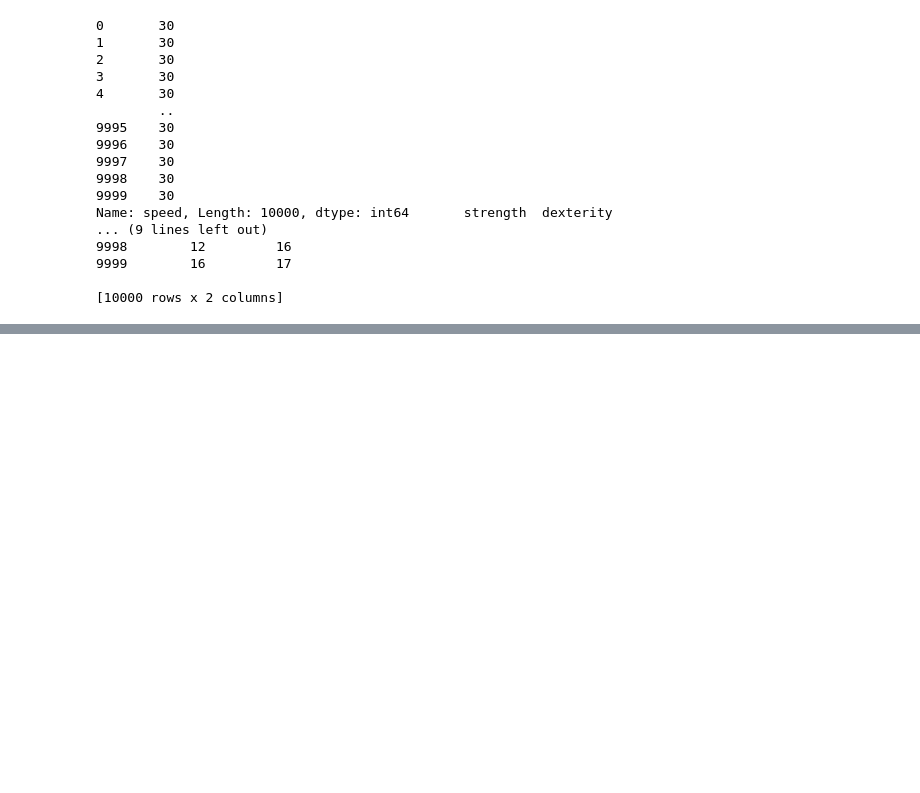
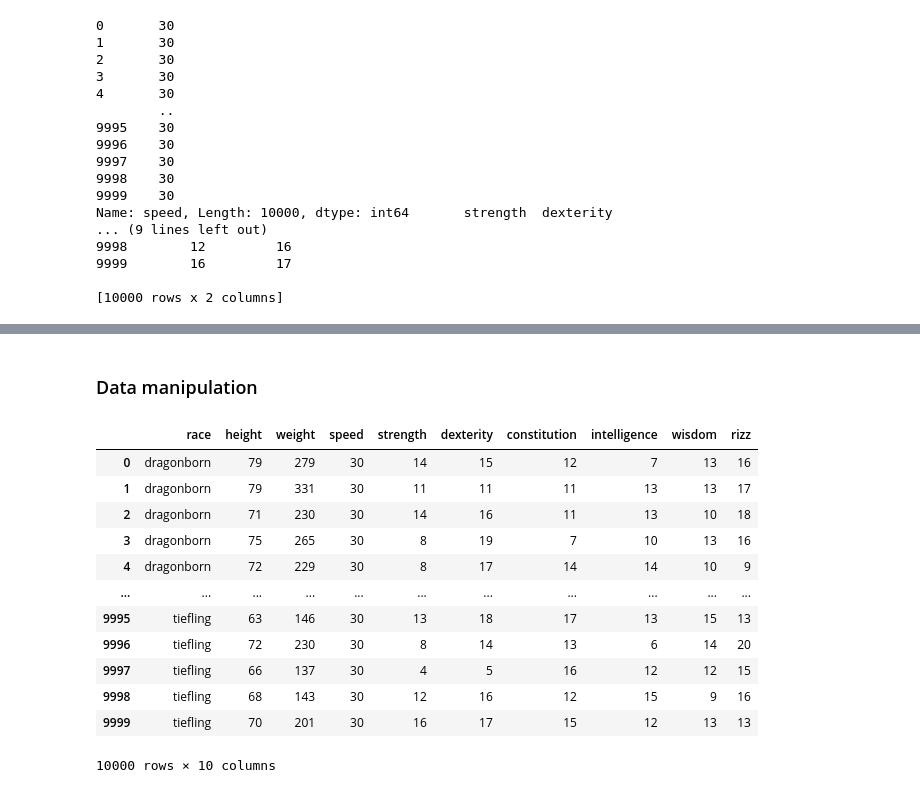
Before and after one commit to Basic-Wizard/Pandas_practice, a Jupyter notebook: basics_open_explore_save.ipynb, the cells around one changed output, grey strips where cells are left out. Drawn from its saved outputs; the diff is of its cells as text; code cells hidden in the pictures; blank space fills up the shorter version.

Commit message:
added some comments and a bit of data inspection

```diff
--- a/basics_open_explore_save.ipynb
+++ b/basics_open_explore_save.ipynb
@@ -75,0 +143,19 @@ Name: speed, Length: 10000, dtype: int64       strength  dexterity
+# %% [markdown]
+### Data manipulation
+# %%
+# Rename a column
+df.rename(columns={'charisma': 'rizz'})
+# %% [output]
+|  | race | height | weight | speed | strength | dexterity | constitution | intelligence | wisdom | rizz |
+| 0 | dragonborn | 79 | 279 | 30 | 14 | 15 | 12 | 7 | 13 | 16 |
+| 1 | dragonborn | 79 | 331 | 30 | 11 | 11 | 11 | 13 | 13 | 17 |
+| 2 | dragonborn | 71 | 230 | 30 | 14 | 16 | 11 | 13 | 10 | 18 |
+| 3 | dragonborn | 75 | 265 | 30 | 8 | 19 | 7 | 10 | 13 | 16 |
+| 4 | dragonborn | 72 | 229 | 30 | 8 | 17 | 14 | 14 | 10 | 9 |
+| ... | ... | ... | ... | ... | ... | ... | ... | ... | ... | ... |
+| 9995 | tiefling | 63 | 146 | 30 | 13 | 18 | 17 | 13 | 15 | 13 |
+| 9996 | tiefling | 72 | 230 | 30 | 8 | 14 | 13 | 6 | 14 | 20 |
+| 9997 | tiefling | 66 | 137 | 30 | 4 | 5 | 16 | 12 | 12 | 15 |
+| 9998 | tiefling | 68 | 143 | 30 | 12 | 16 | 12 | 15 | 9 | 16 |
+| 9999 | tiefling | 70 | 201 | 30 | 16 | 17 | 15 | 12 | 13 | 13 |
+10000 rows × 10 columns
```
Also changed, not shown: parts of 24 cells of this notebook.
